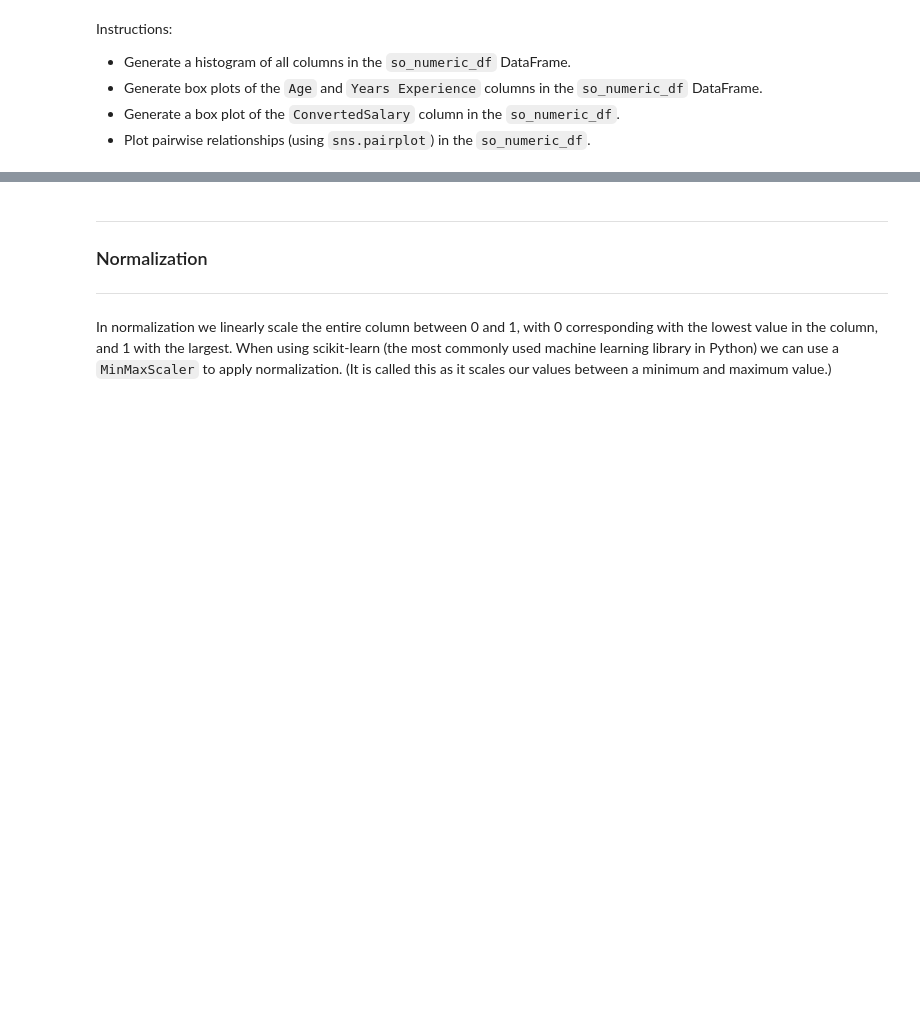
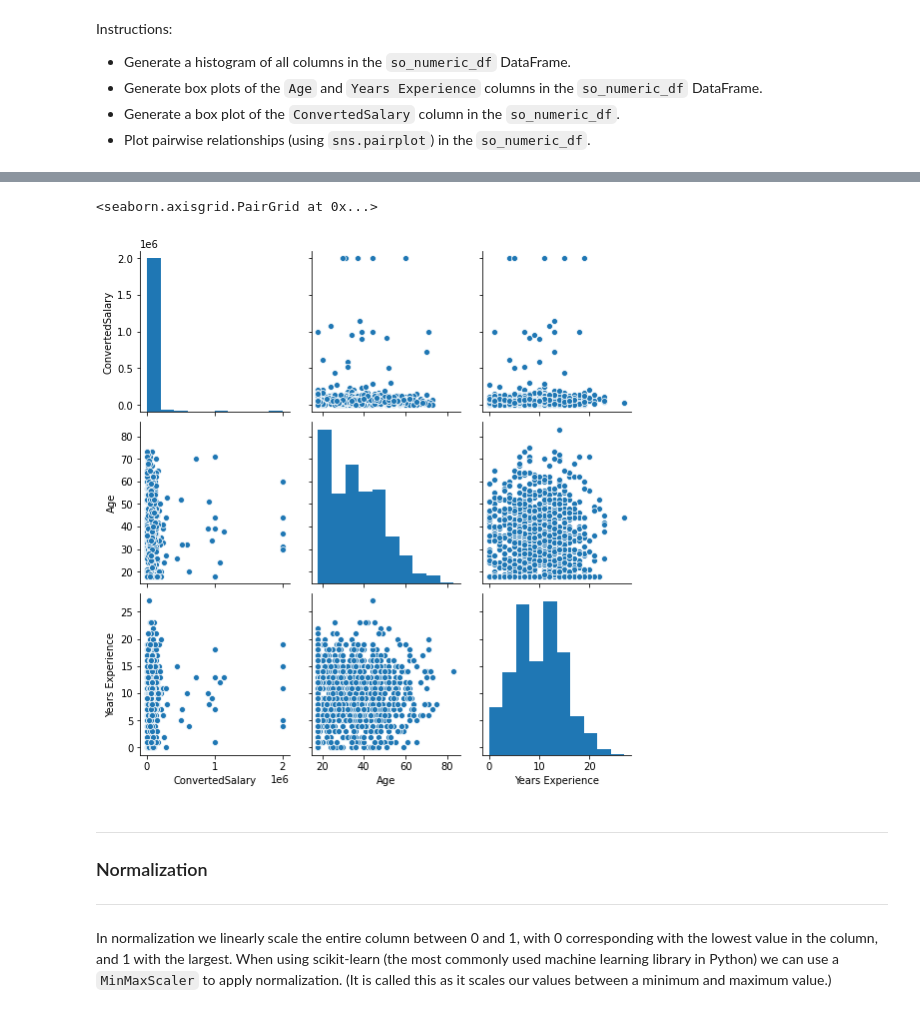
Before and after one commit to NehaNeha417/ML_SHALA, a Jupyter notebook: Assignment_ML_L6.ipynb, the cells around one changed output, grey strips where cells are left out. Saved outputs shown, nothing was run; the diff lists cells and outputs as text; code cells hidden in the pictures; blank space fills up the shorter version.

```diff
--- a/Assignment_ML_L6.ipynb
+++ b/Assignment_ML_L6.ipynb
@@ -534,3 +559,9 @@ Instructions:
+# %%
+from seaborn import*
+sns.pairplot(so_numeric_df)
+# %% [output]
+<seaborn.axisgrid.PairGrid at 0x...>
+[figure, added]
 # %% [markdown]
 ---
 ### Normalization
```
Also changed, not shown: parts of 4 cells of this notebook.
